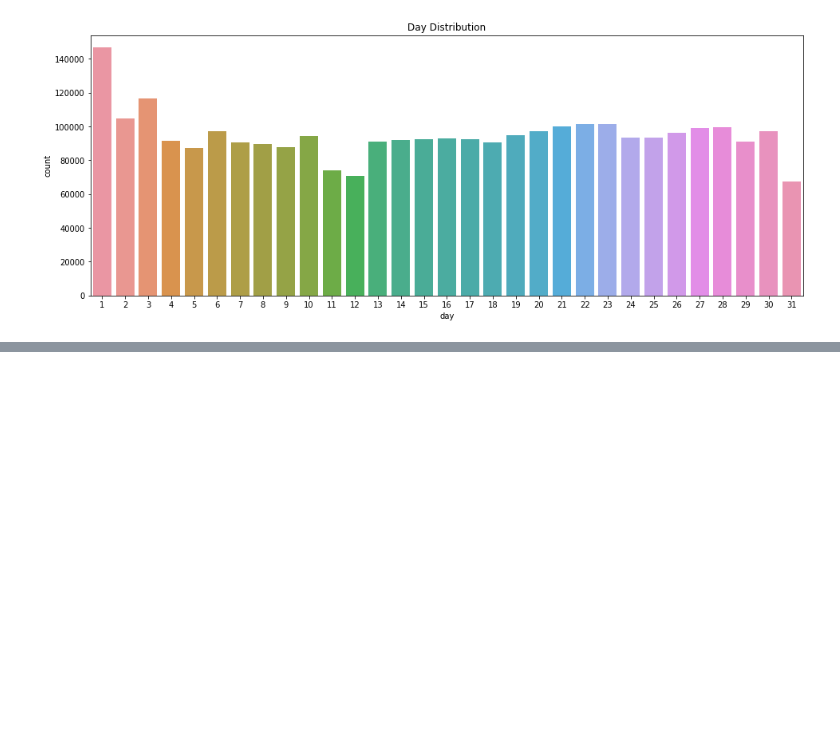
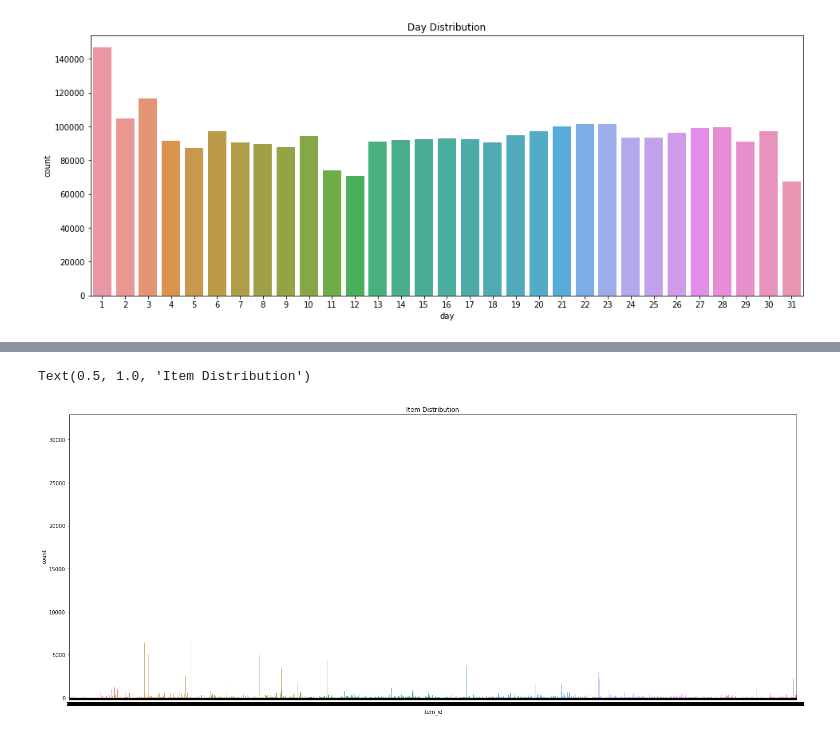
Before and after one commit to alsing/Predict-Future-Sales, a Jupyter notebook: notebooks/Initial.ipynb, the cells around one changed output, grey strips where cells are left out. Saved outputs shown, nothing was run; the diff lists cells and outputs as text; code cells hidden in the pictures; blank space fills up the shorter version.

```diff
--- a/notebooks/Initial.ipynb
+++ b/notebooks/Initial.ipynb
@@ -249,0 +263,7 @@ Text(0.5, 1.0, 'Day Distribution')
+# %%
+fig = plt.figure(figsize=(25, 10))
+sns.countplot(x='item_id', data=data)
+plt.title('Item Distribution')
+# %% [output]
+Text(0.5, 1.0, 'Item Distribution')
+[figure, added]
```
Also changed, not shown: parts of 3 cells of this notebook.
